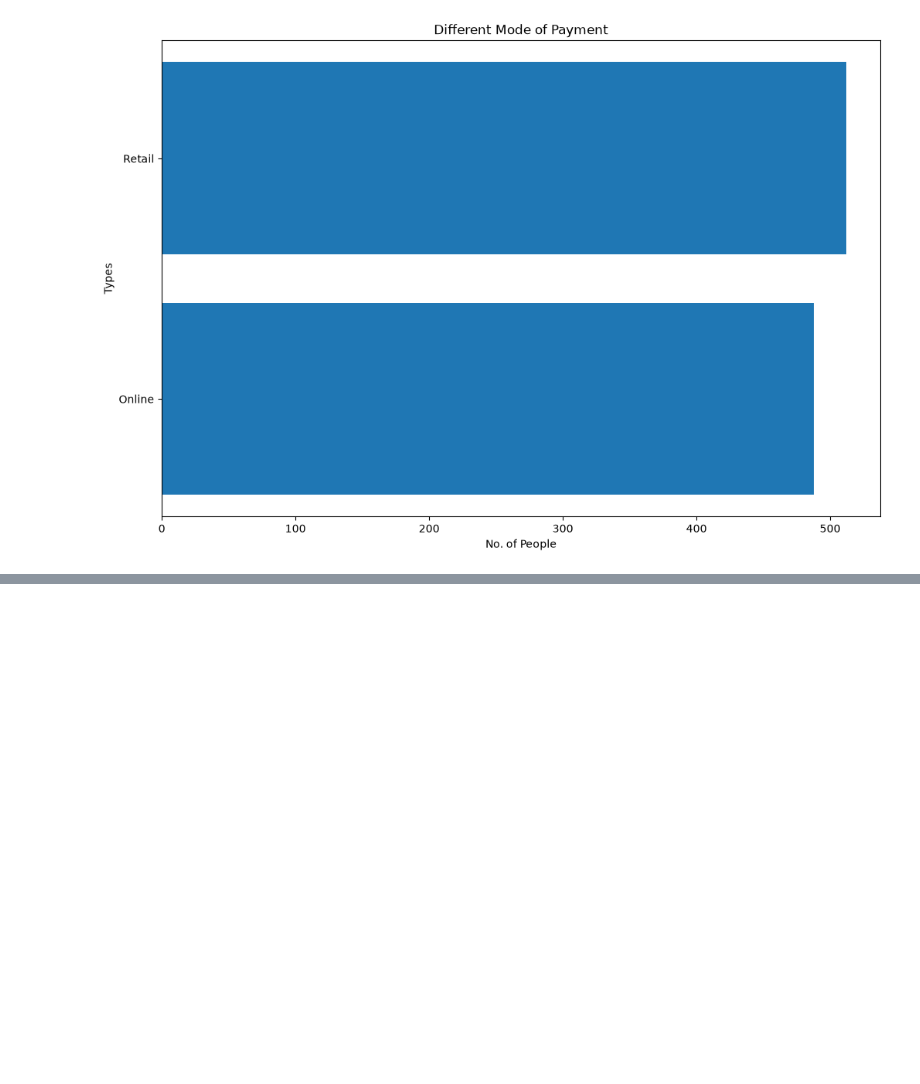
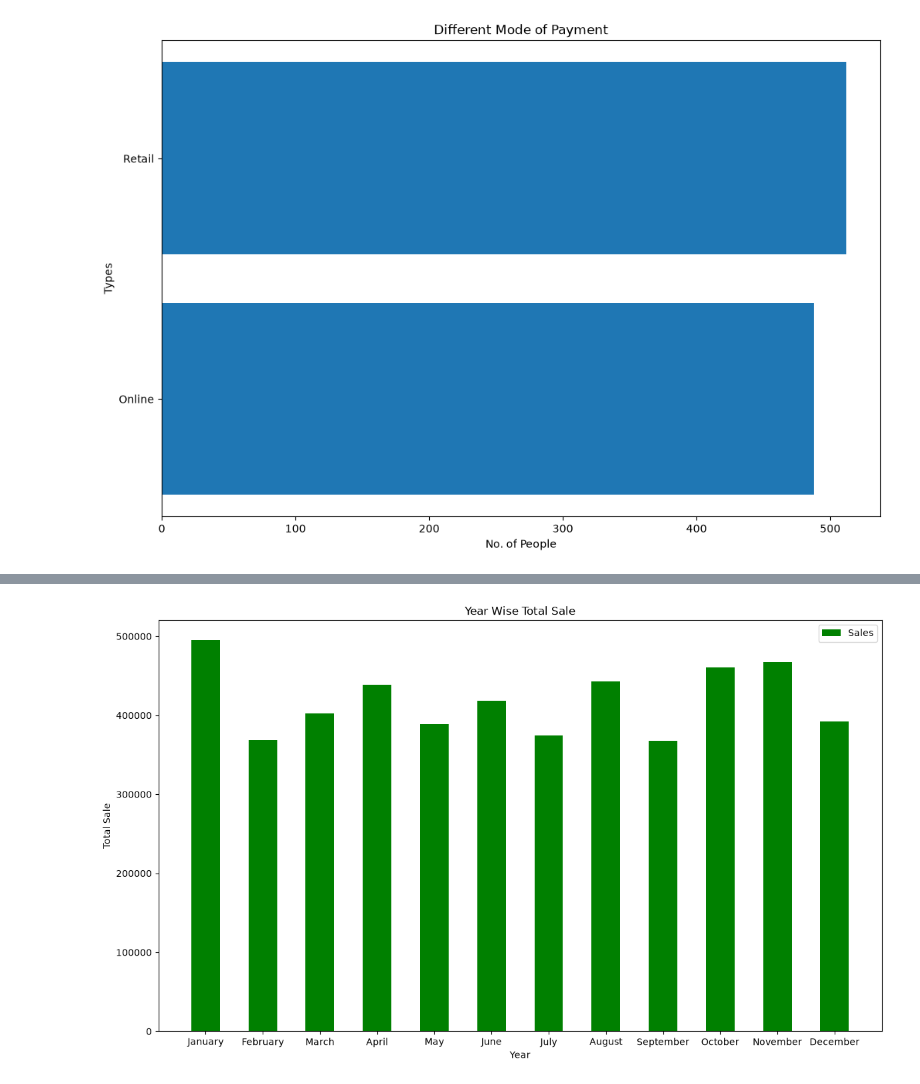
Before and after one commit to ashishsingh200/GEN-AI-COURSES, a Jupyter notebook: Assignments/GEN AI Assignment-11(ASHISH)/Tasks_sol.ipynb, the cells around one changed output, grey strips where cells are left out. Saved outputs shown, nothing was run; the diff lists cells and outputs as text; code cells hidden in the pictures; blank space fills up the shorter version.

```diff
--- a/Assignments/GEN AI Assignment-11(ASHISH)/Tasks_sol.ipynb
+++ b/Assignments/GEN AI Assignment-11(ASHISH)/Tasks_sol.ipynb
@@ -157,5 +157,3 @@ plt.barh(x,y)
 [figure]
 # %% [markdown]
 ![Task 1](images/task4.png)
-# %%
-data['Year']=data['Sale_Date'].dt.year
@@ -168,0 +160,2 @@ Name: count, dtype: int64
+# %%
+p=data.groupby('Month')['Sales_Amount'].sum()
@@ -169,2 +179,18 @@ Name: count, dtype: int64
+# %%
+p.index=pd.CategoricalIndex(p.index,categories=['January','February','March','April','May','June','July','August','September','October','November','December'])
+p=p.sort_index()
+# %%
+x=p.index.astype('str')
+y=p.values
+# %%
+plt.figure(figsize=(14,8))
+plt.title('Year Wise Total Sale')
+plt.xlabel('Year')
+plt.ylabel('Total Sale')
+plt.bar(x,y,width=0.5,color='green',label='Sales')
+plt.legend()
+plt.show()
+# %% [output]
+[figure, added]
 # %% [markdown]
 ![Task 1](images/task5.png)
```
Also changed, not shown: parts of 21 cells of this notebook, 4 other files.
